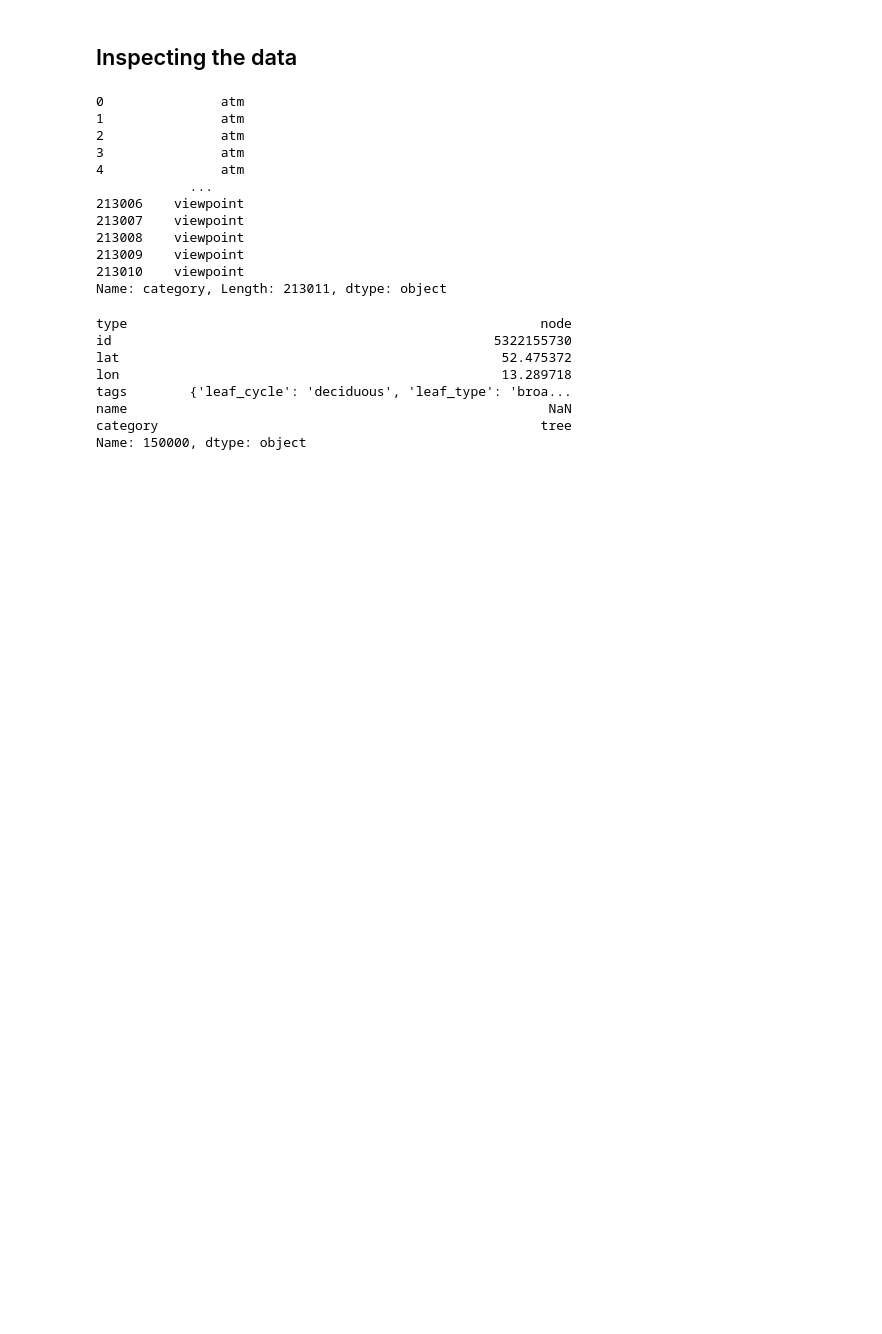
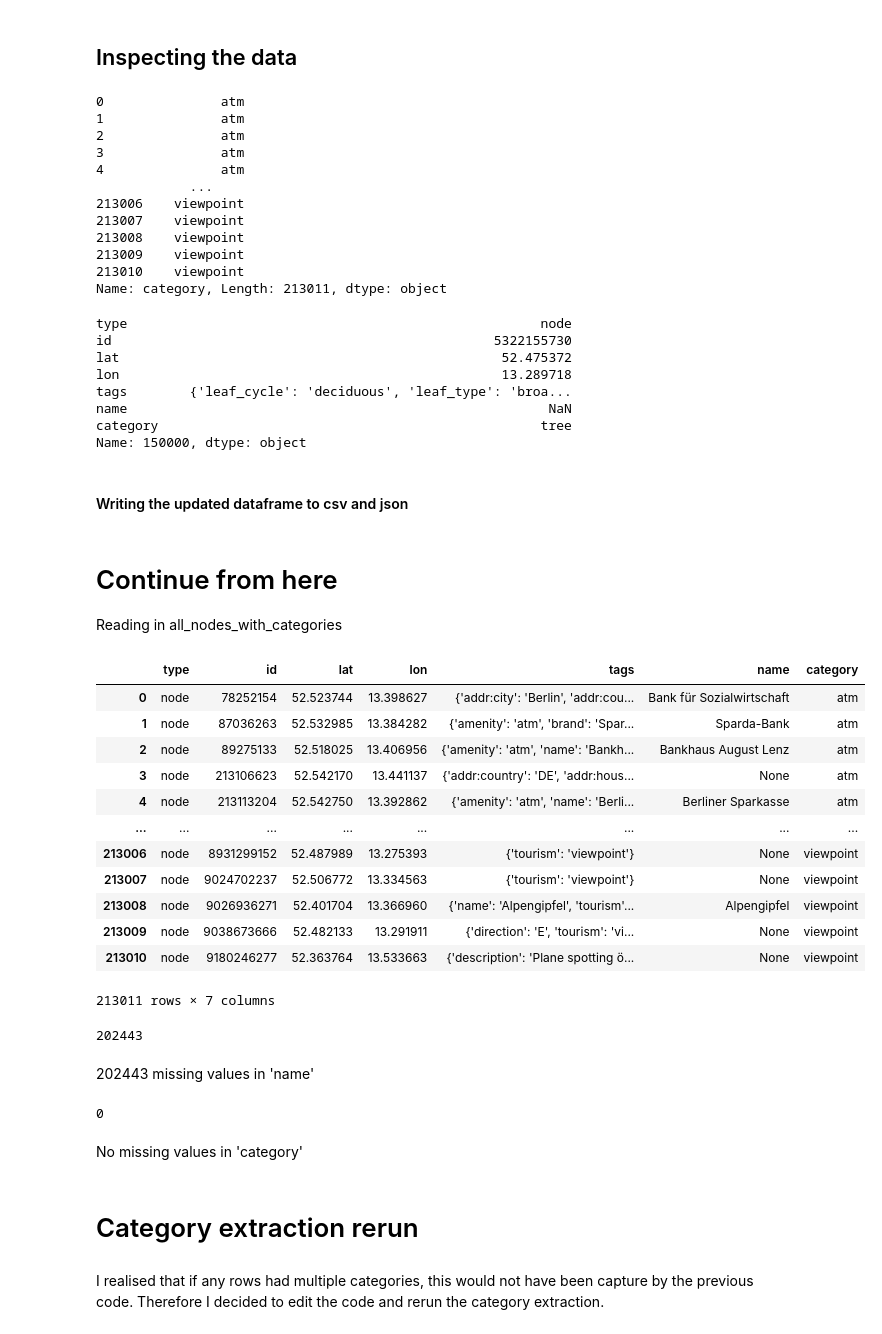
Before and after one commit to TechLabs-Berlin/wt21-way-to-go, a Jupyter notebook: cleaning_data/cleaning_poi_data.ipynb, the cells around one changed output. Drawn from its saved outputs; the diff is of its cells as text; code cells hidden in the pictures; blank space fills up the shorter version.

```diff
--- a/cleaning_data/cleaning_poi_data.ipynb
+++ b/cleaning_data/cleaning_poi_data.ipynb
@@ -109,7 +108,7 @@ for index, row in enumerate(all_nodes.tags):
 ## Inspecting the data
 # %%
 pd.set_option("display.max_columns", None)
-pd.set_option("display.max_rows", 1000)
+pd.set_option("display.max_rows", 100)
 # %%
 all_nodes.category
 # %% [output]
@@ -136,7 +135,46 @@ tags        {'leaf_cycle': 'deciduous', 'leaf_type': 'broa...
 name                                                      NaN
 category                                                 tree
 Name: 150000, dtype: object
+# %% [markdown]
+#### Writing the updated dataframe to csv and json
 # %%
 all_nodes.to_json('all_nodes_with_categories.json')
 # %%
 all_nodes.to_csv('all_nodes_with_categories.csv')
+# %% [markdown]
+# Continue from here
+Reading in all_nodes_with_categories
+# %%
+all_nodes_with_categories = pd.read_json('all_nodes_with_categories.json')
+# %%
+all_nodes_with_categories
+# %% [output]
+|  | type | id | lat | lon | tags | name | category |
+| 0 | node | 78252154 | 52.523744 | 13.398627 | {'addr:city': 'Berlin', 'addr:cou... | Bank für Sozialwirtschaft | atm |
+| 1 | node | 87036263 | 52.532985 | 13.384282 | {'amenity': 'atm', 'brand': 'Spar... | Sparda-Bank | atm |
+| 2 | node | 89275133 | 52.518025 | 13.406956 | {'amenity': 'atm', 'name': 'Bankh... | Bankhaus August Lenz | atm |
+| 3 | node | 213106623 | 52.542170 | 13.441137 | {'addr:country': 'DE', 'addr:hous... | None | atm |
+| 4 | node | 213113204 | 52.542750 | 13.392862 | {'amenity': 'atm', 'name': 'Berli... | Berliner Sparkasse | atm |
+| ... | ... | ... | ... | ... | ... | ... | ... |
+| 213006 | node | 8931299152 | 52.487989 | 13.275393 | {'tourism': 'viewpoint'} | None | viewpoint |
+| 213007 | node | 9024702237 | 52.506772 | 13.334563 | {'tourism': 'viewpoint'} | None | viewpoint |
+| 213008 | node | 9026936271 | 52.401704 | 13.366960 | {'name': 'Alpengipfel', 'tourism'... | Alpengipfel | viewpoint |
+| 213009 | node | 9038673666 | 52.482133 | 13.291911 | {'direction': 'E', 'tourism': 'vi... | None | viewpoint |
+| 213010 | node | 9180246277 | 52.363764 | 13.533663 | {'description': 'Plane spotting ö... | None | viewpoint |
+213011 rows × 7 columns
+# %%
+all_nodes_with_categories.name.isna().sum()
+# %% [output]
+202443
+# %% [markdown]
+202443 missing values in 'name'
+# %%
+all_nodes_with_categories.category.isna().sum()
+# %% [output]
+0
+# %% [markdown]
+No missing values in 'category'
+# %% [markdown]
+# Category extraction rerun
+# %% [markdown]
+I realised that if any rows had multiple categories, this would not have been capture by the previous code. Therefore I decided to edit the code and rerun the category extraction.
```
Also changed, not shown: parts of 7 cells of this notebook.
